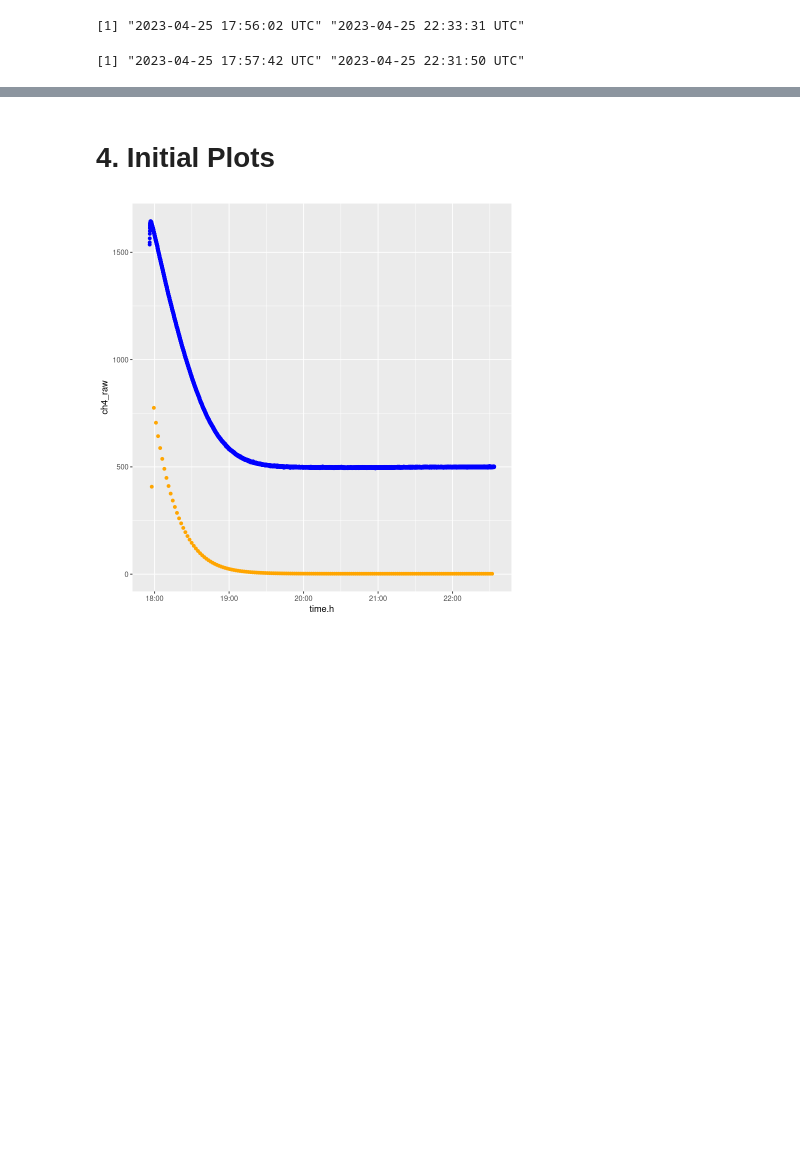
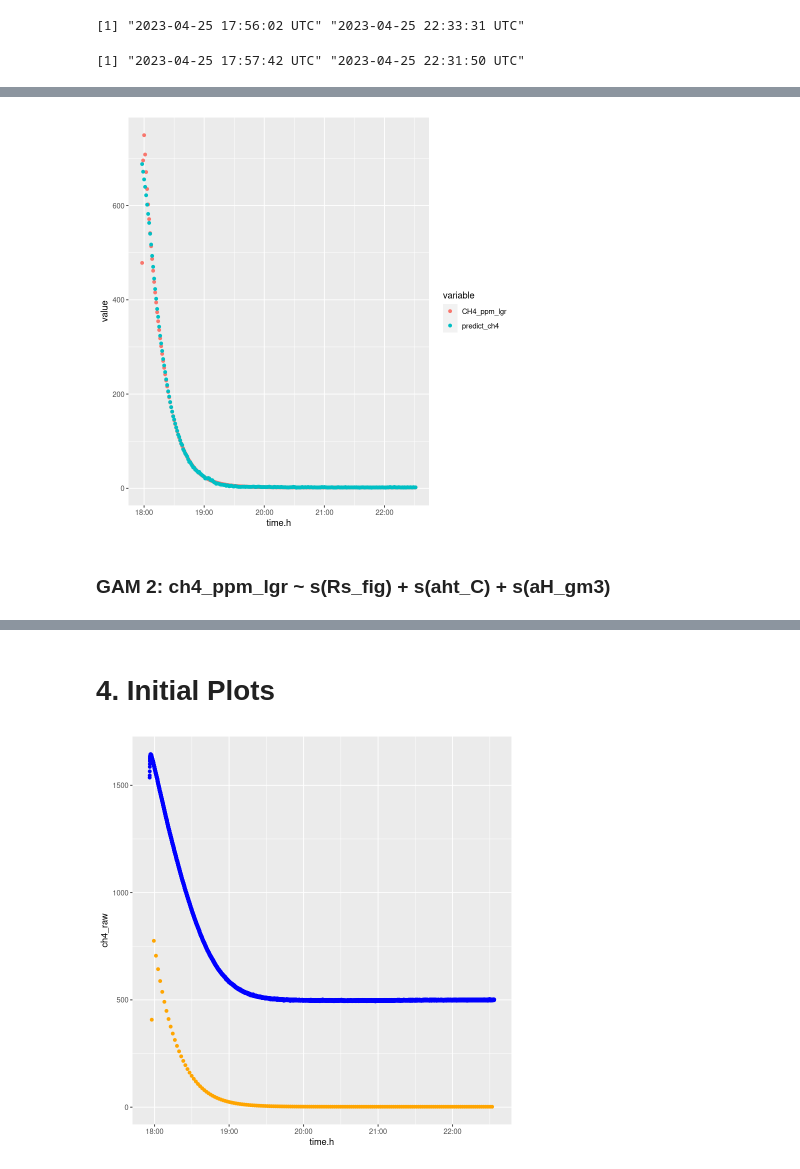
Before and after one commit to rrivirr/SensorDataProcessing, a Jupyter notebook: rriv_methane/Ian_methane.ipynb, the cells around one changed output, grey strips where cells are left out. Drawn from its saved outputs; the diff is of its cells as text; code cells hidden in the pictures; blank space fills up the shorter version.

```diff
--- a/rriv_methane/Ian_methane.ipynb
+++ b/rriv_methane/Ian_methane.ipynb
@@ -124,0 +331,4 @@ names(lgr_data)
+# %%
+head(interpolated_data)
+
+melted_data<-melt(interpolated_data[,c("time.h","CH4_ppm_lgr","predict_ch4")], id.vars="time.h")
@@ -124,0 +357,6 @@ names(lgr_data)
+# %%
+ggplot(data=melted_data,aes(x=time.h,y=value,color=variable))+geom_point()
+# %% [output]
+[figure, added]
+# %% [markdown]
+### GAM 2: ch4_ppm_lgr ~ s(Rs_fig) + s(aht_C) + s(aH_gm3)
```
Also changed, not shown: parts of 42 cells of this notebook, 3 other files.
